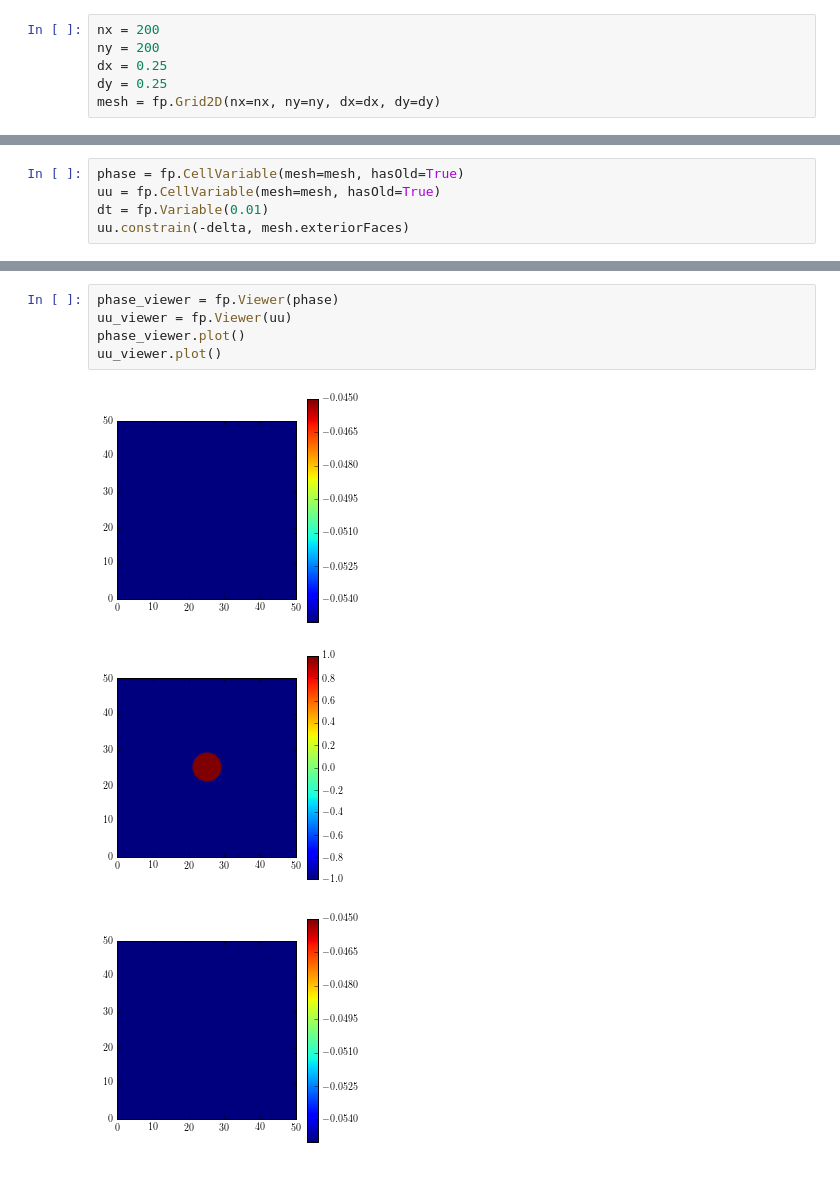
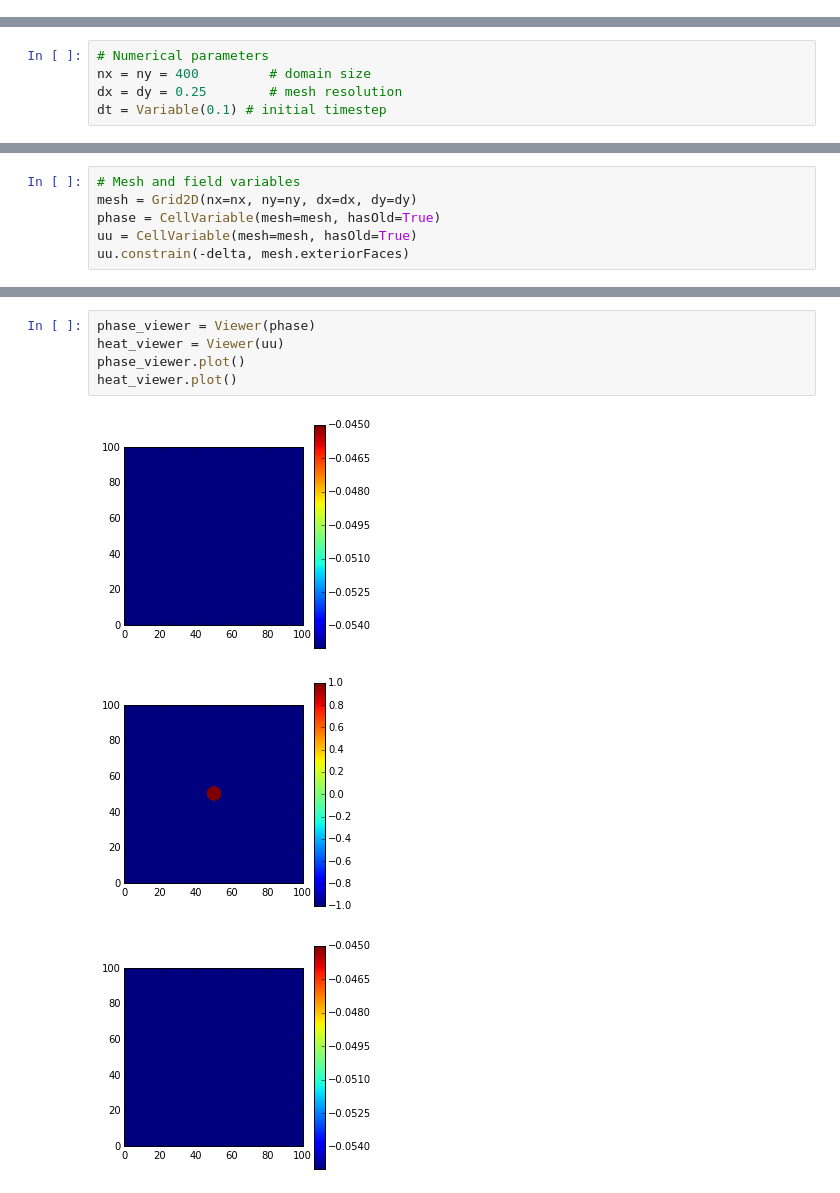
Before and after one commit to usnistgov/PhaseFieldHackathon-FiPy, a Jupyter notebook: Problem1.ipynb, the cells around one changed output, grey strips where cells are left out. Drawn from its saved outputs; the diff is of its cells as text.

```diff
--- a/Problem1.ipynb
+++ b/Problem1.ipynb
@@ -6,6 +0,0 @@ import fipy.tools.numerix as numerix
-# %%
-nx = 200
-ny = 200
-dx = 0.25
-dy = 0.25
-mesh = fp.Grid2D(nx=nx, ny=ny, dx=dx, dy=dy)
@@ -12 +7,6 @@ mesh = fp.Grid2D(nx=nx, ny=ny, dx=dx, dy=dy)
+# %%
+# Numerical parameters
+nx = ny = 400         # domain size
+dx = dy = 0.25        # mesh resolution
+dt = Variable(0.1) # initial timestep
 # %%
@@ -21,7 +22,8 @@ delta = 0.05
 # %%
-phase = fp.CellVariable(mesh=mesh, hasOld=True)
-uu = fp.CellVariable(mesh=mesh, hasOld=True)
-dt = fp.Variable(0.01)
+# Mesh and field variables
+mesh = Grid2D(nx=nx, ny=ny, dx=dx, dy=dy)
+phase = CellVariable(mesh=mesh, hasOld=True)
+uu = CellVariable(mesh=mesh, hasOld=True)
 uu.constrain(-delta, mesh.exteriorFaces)
 # %%
 def initialize():
@@ -71,10 +81,10 @@ print max(tau), min(tau)
 # %%
-phase_viewer = fp.Viewer(phase)
-uu_viewer = fp.Viewer(uu)
+phase_viewer = Viewer(phase)
+heat_viewer = Viewer(uu)
 phase_viewer.plot()
-uu_viewer.plot()
+heat_viewer.plot()
 # %% [output]
-[figure, old version]
+[figure, new version]
-[figure, old version]
+[figure, new version]
-[figure, old version]
+[figure, new version]
 # %%
```
Also changed, not shown: parts of 24 cells of this notebook.
